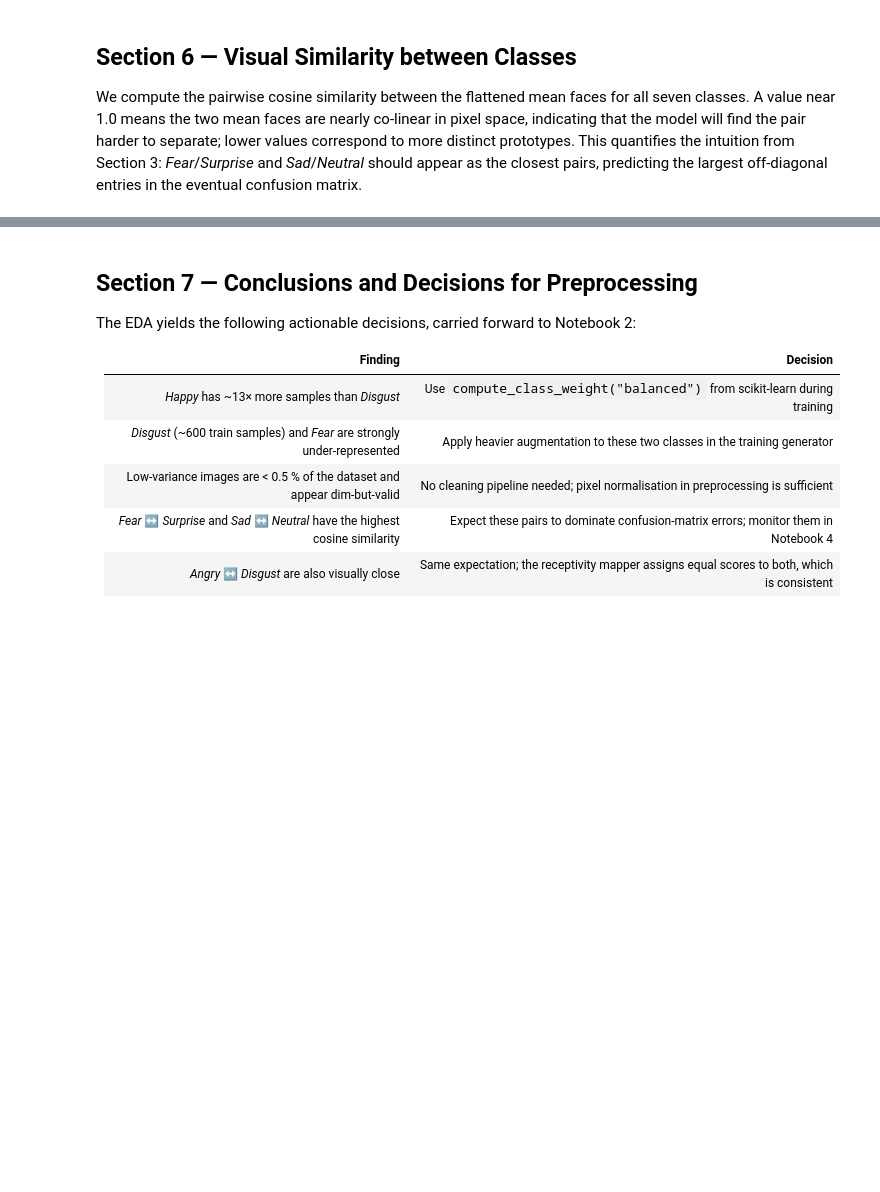
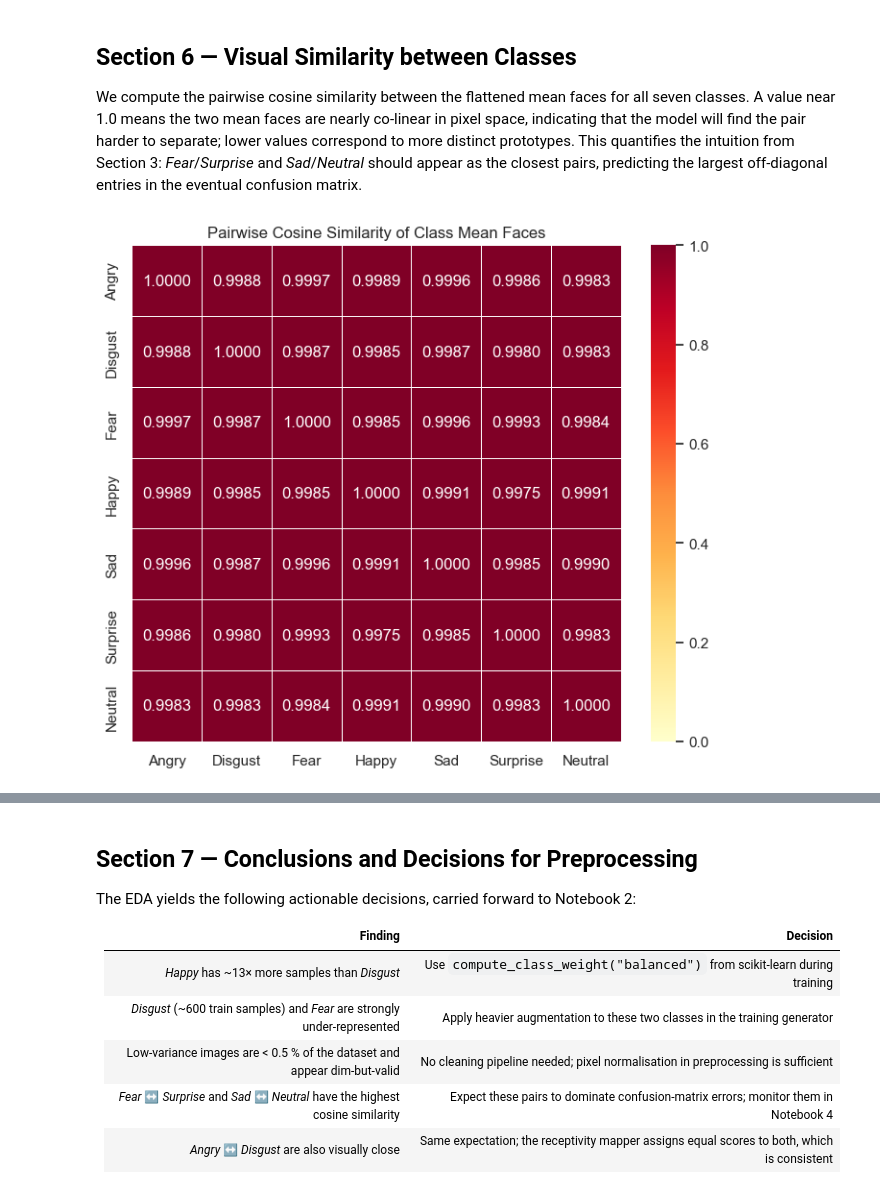
Before and after one commit to JorgePulgar/sales-receptivity-cnn, a Jupyter notebook: notebooks/01_eda.ipynb, the cells around one changed output, grey strips where cells are left out. Cells and saved outputs as stored; diff of their text form; code cells hidden in the pictures; blank space fills up the shorter version.

```diff
--- a/notebooks/01_eda.ipynb
+++ b/notebooks/01_eda.ipynb
@@ -207,26 +242,28 @@ This quantifies the intuition from Section 3: *Fear*/*Surprise* and *Sad*/*Neutr
 # %%
 from sklearn.metrics.pairwise import cosine_similarity
 
 mean_faces = np.array([
     X_train[y_train == idx].astype(np.float32).mean(axis=0).flatten()
     for idx in range(len(EMOTION_LABELS))
 ])
 sim_matrix = cosine_similarity(mean_faces)
 
 labels_cap = [e.capitalize() for e in EMOTION_LABELS]
 fig, ax = plt.subplots(figsize=(7, 6))
 sns.heatmap(
     sim_matrix,
     annot=True,
     fmt=".4f",
     cmap="YlOrRd",
     xticklabels=labels_cap,
     yticklabels=labels_cap,
-    vmin=0.95,
+    vmin=0.0,
     vmax=1.0,
     ax=ax,
     linewidths=0.5,
 )
 ax.set_title("Pairwise Cosine Similarity of Class Mean Faces", fontsize=12)
 plt.tight_layout()
 plt.show()
+# %% [output]
+[figure, added]
```
Also changed, not shown: parts of 10 cells of this notebook.
